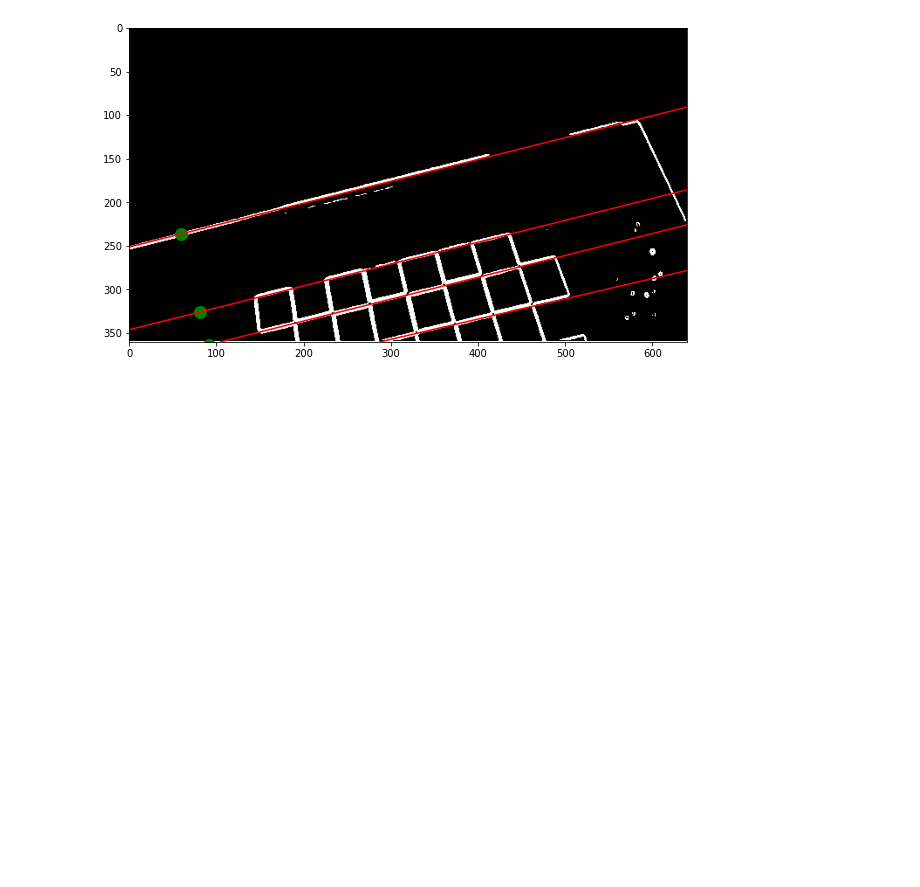
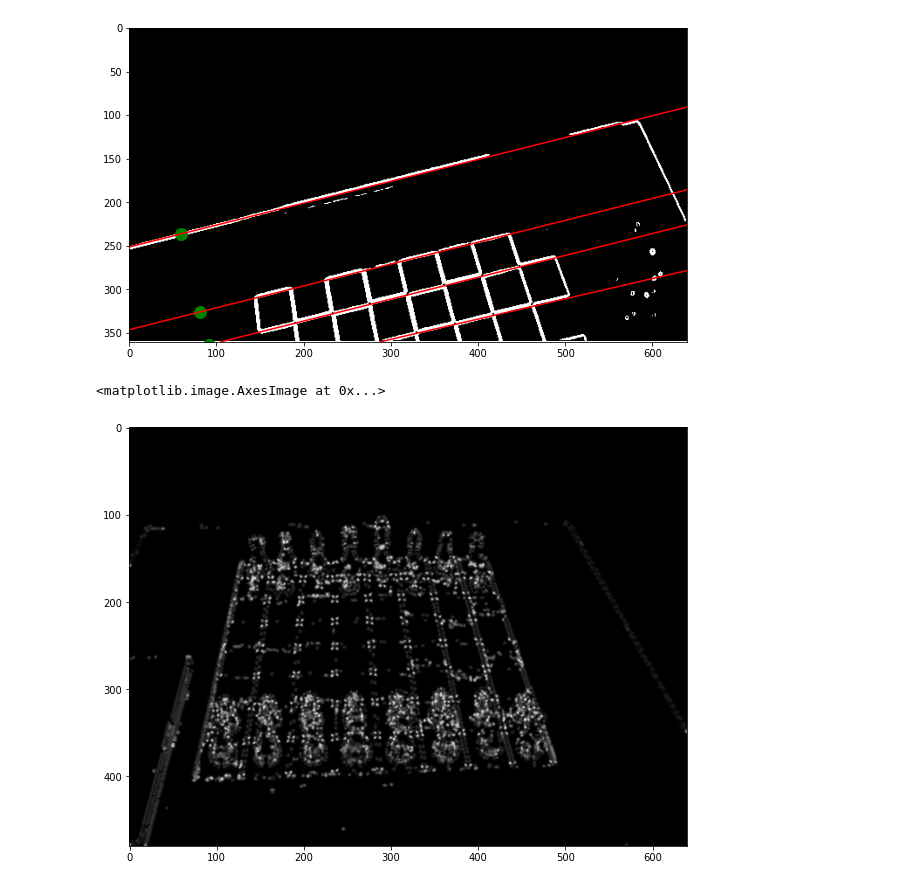
Before and after one commit to tniyer2/chess_image_detection, a Jupyter notebook: chess_detection.ipynb, the cells around one changed output. Saved outputs shown, nothing was run; the diff lists cells and outputs as text; code cells hidden in the pictures; blank space fills up the shorter version.

```diff
--- a/chess_detection.ipynb
+++ b/chess_detection.ipynb
@@ -281,3 +262,9 @@ run_video(find_chess_board, camera_num=1)
 # %% [output]
 AttributeError: 'NoneType' object has no attribute 'dtype'
 [figure]
+# %%
+corners = feature.corner_harris(thresh, method='eps')
+plt.imshow(corners)
+# %% [output]
+<matplotlib.image.AxesImage at 0x...>
+[figure, added]
```
Also changed, not shown: parts of 1 cell of this notebook, 8 other files.
